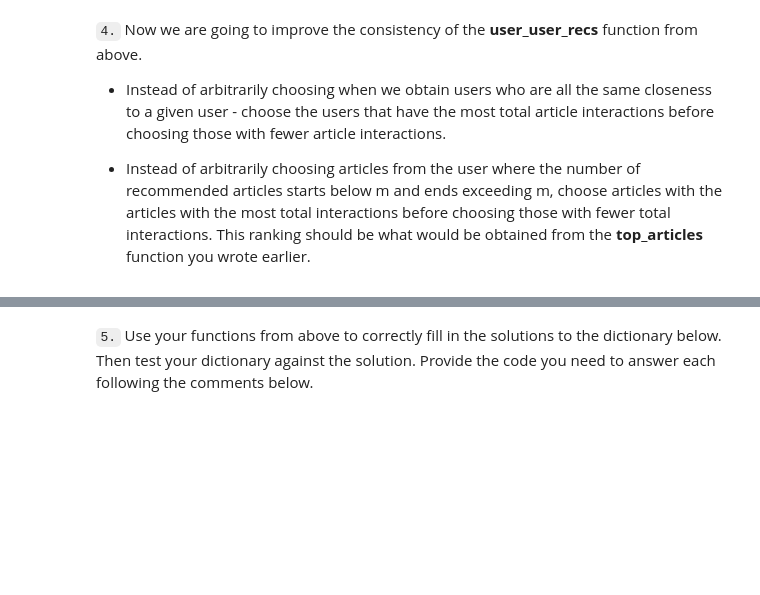
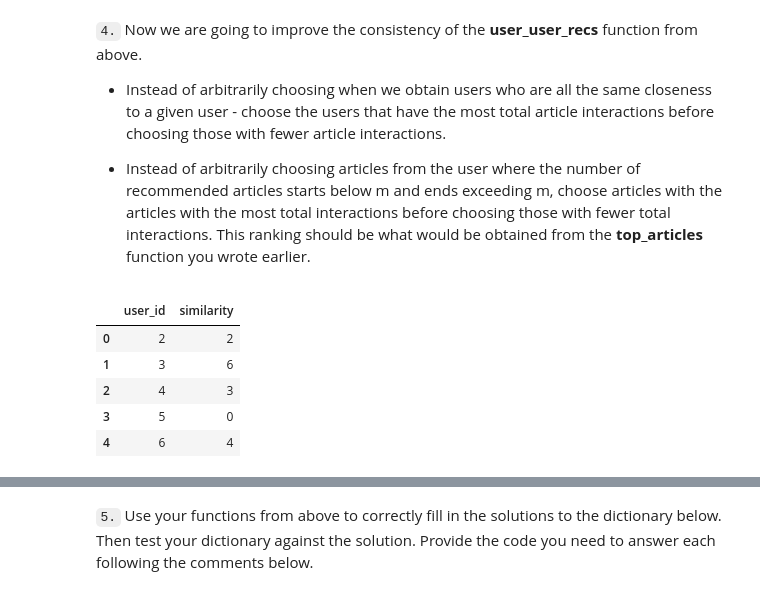
Before and after one commit to ronald-leung/Udacity-Exercises, a Jupyter notebook: DataScienceNanoDegree/Project3/Recommendations_with_IBM.ipynb, the cells around one changed output, grey strips where cells are left out. Saved outputs shown, nothing was run; the diff lists cells and outputs as text; code cells hidden in the pictures; blank space fills up the shorter version.

```diff
--- a/DataScienceNanoDegree/Project3/Recommendations_with_IBM.ipynb
+++ b/DataScienceNanoDegree/Project3/Recommendations_with_IBM.ipynb
@@ -850,0 +872,9 @@ If this is all you see, you passed all of our tests!  Nice job!
+# %%
+similar_user_df.head()
+# %% [output]
+|  | user_id | similarity |
+| 0 | 2 | 2 |
+| 1 | 3 | 6 |
+| 2 | 4 | 3 |
+| 3 | 5 | 0 |
+| 4 | 6 | 4 |
```
Also changed, not shown: parts of 16 cells of this notebook.
